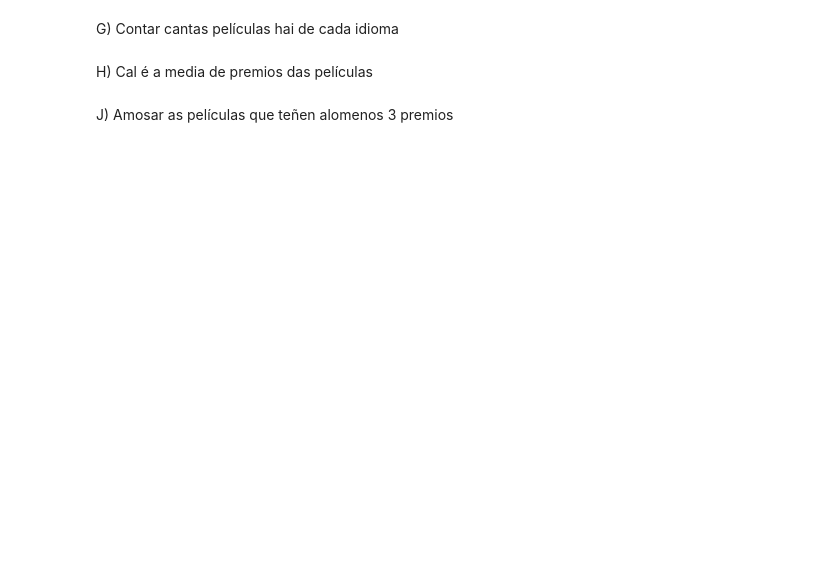
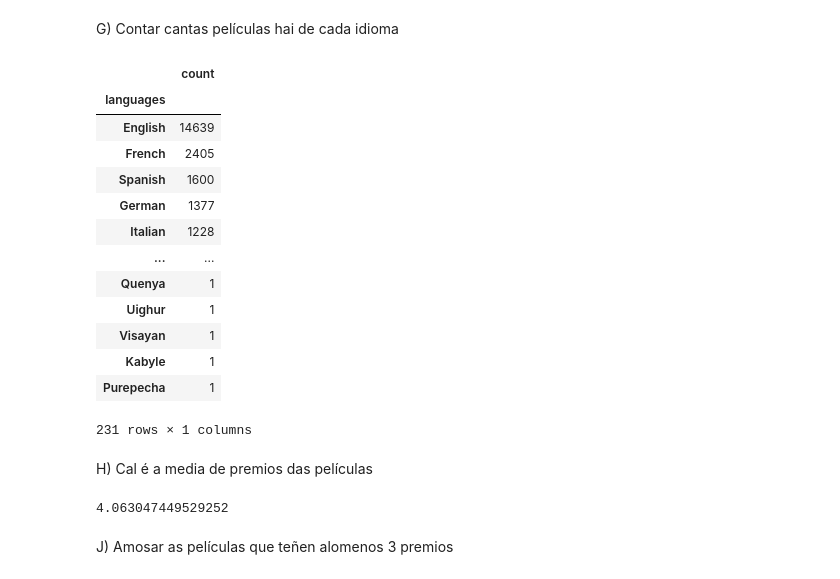
Before and after one commit to diegoguizanlopez/BigDataEIa, a Jupyter notebook: Big_Data/Sitemas_De_Big_Data/2_Trimestre/Tema_3/MongoDB/T3_2.ipynb, the cells around one changed output. Cells and saved outputs as stored; diff of their text form; code cells hidden in the pictures; blank space fills up the shorter version.

```diff
--- a/Big_Data/Sitemas_De_Big_Data/2_Trimestre/Tema_3/MongoDB/T3_2.ipynb
+++ b/Big_Data/Sitemas_De_Big_Data/2_Trimestre/Tema_3/MongoDB/T3_2.ipynb
@@ -95,6 +143,28 @@ F) Contar en cantas películas ten participado cada actor
 # %% [markdown]
 G) Contar cantas películas hai de cada idioma
+# %%
+pd.DataFrame(df.explode('languages')['languages'].value_counts())
+# %% [output]
+|  | count |
+| languages |  |
+| English | 14639 |
+| French | 2405 |
+| Spanish | 1600 |
+| German | 1377 |
+| Italian | 1228 |
+| ... | ... |
+| Quenya | 1 |
+| Uighur | 1 |
+| Visayan | 1 |
+| Kabyle | 1 |
+| Purepecha | 1 |
+231 rows × 1 columns
 # %% [markdown]
 H) Cal é a media de premios das películas
+# %%
+dfP = pd.DataFrame([dic for dic in df['awards']])
+dfP['wins'].sum()/len(dfP)
+# %% [output]
+4.063047449529252
 # %% [markdown]
 J) Amosar as películas que teñen alomenos 3 premios
```
Also changed, not shown: parts of 10 cells of this notebook, 1 other file.
